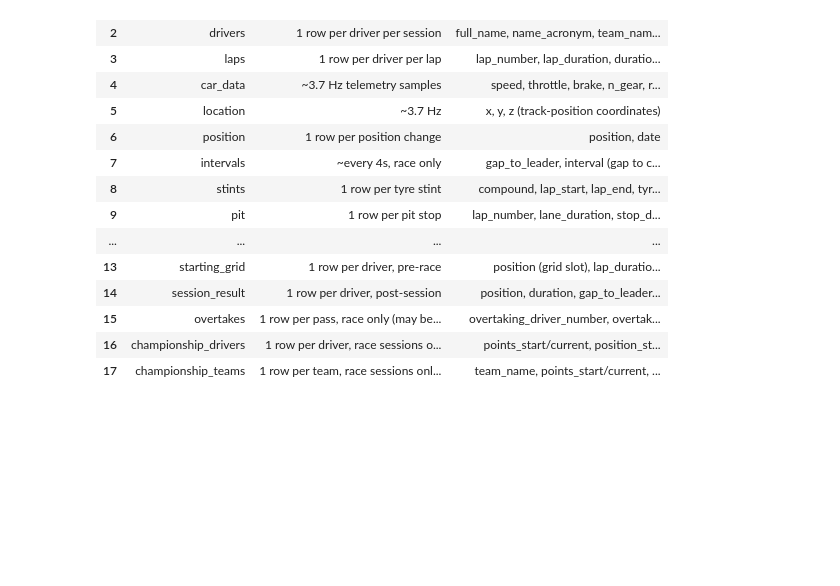
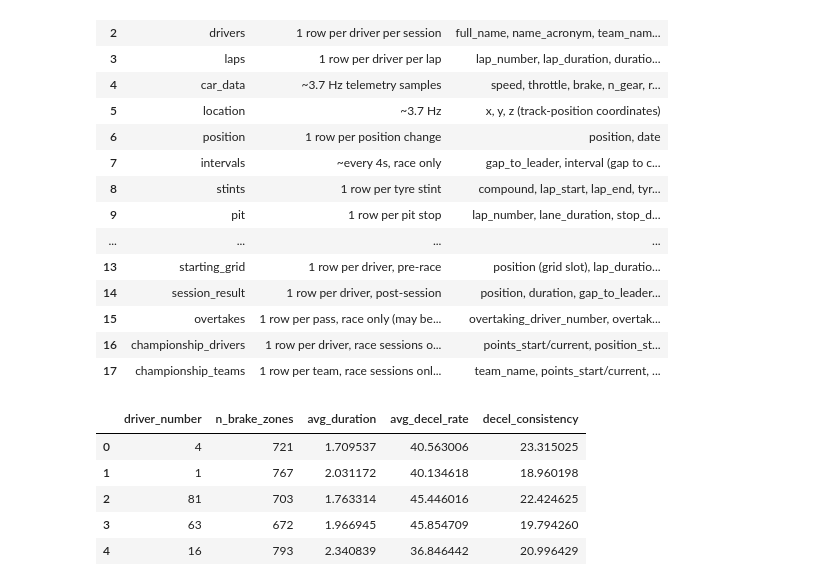
Before and after one commit to lucasbooky/ME-273-F1-Project, a Jupyter notebook: test.ipynb, the cells around one changed output. Saved outputs shown, nothing was run; the diff lists cells and outputs as text; code cells hidden in the pictures; blank space fills up the shorter version.

```diff
--- a/test.ipynb
+++ b/test.ipynb
@@ -139,3 +139,17 @@ ref
 | 15 | overtakes | 1 row per pass, race only (may be... | overtaking_driver_number, overtak... |
 | 16 | championship_drivers | 1 row per driver, race sessions o... | points_start/current, position_st... |
 | 17 | championship_teams | 1 row per team, race sessions onl... | team_name, points_start/current, ... |
+# %%
+from f1.braking_style import braking_style_table
+
+# braking-style metrics for the top 5 drivers, 2025 Australian GP
+numbers = top["driver_number"].tolist()
+braking = braking_style_table(9693, numbers, lambda n: f"aus2025_car_{n}")
+braking
+# %% [output]
+|  | driver_number | n_brake_zones | avg_duration | avg_decel_rate | decel_consistency |
+| 0 | 4 | 721 | 1.709537 | 40.563006 | 23.315025 |
+| 1 | 1 | 767 | 2.031172 | 40.134618 | 18.960198 |
+| 2 | 81 | 703 | 1.763314 | 45.446016 | 22.424625 |
+| 3 | 63 | 672 | 1.966945 | 45.854709 | 19.794260 |
+| 4 | 16 | 793 | 2.340839 | 36.846442 | 20.996429 |
```
Also changed, not shown: 1 other file.
